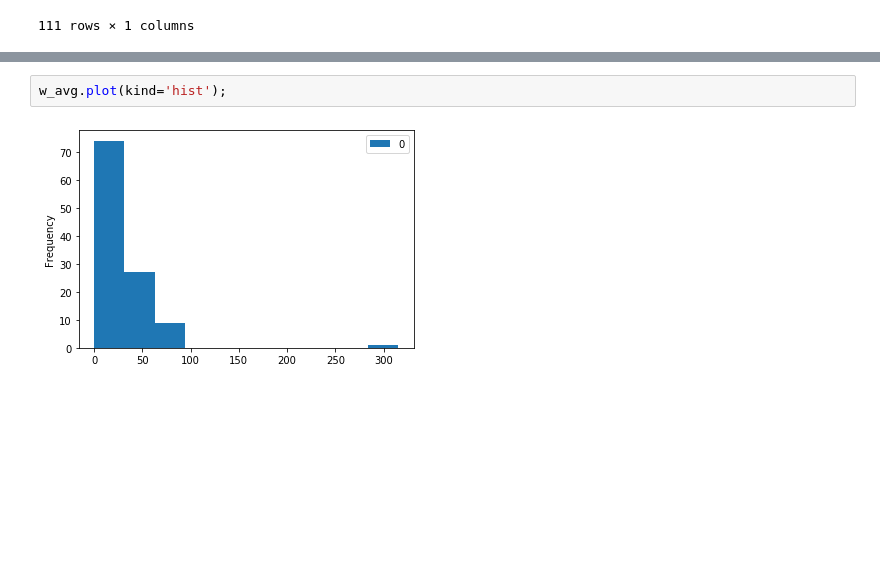
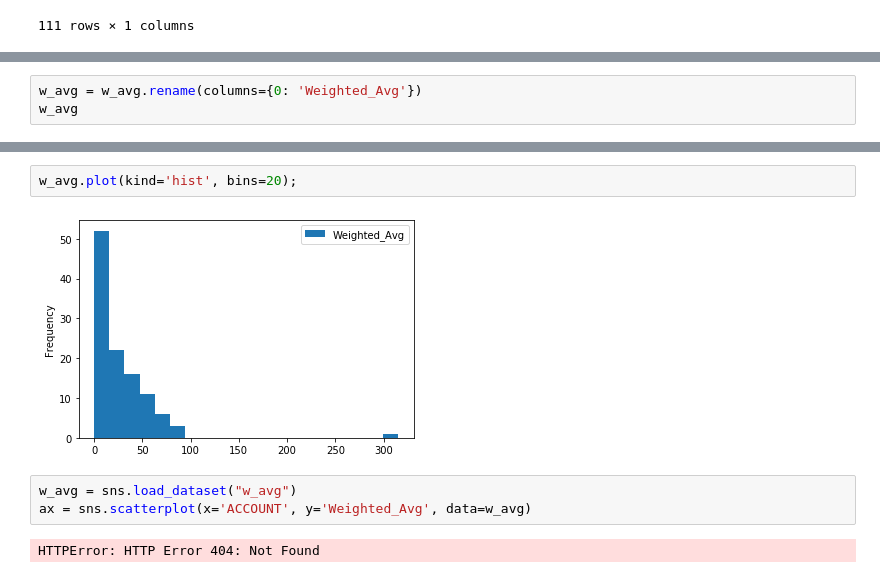
Before and after one commit to Barrett-Rogers/dq2-accre-porcupines, a Jupyter notebook: ACCRE_cleaned_notebook.ipynb, the cells around one changed output, grey strips where cells are left out. Saved outputs shown, nothing was run; the diff lists cells and outputs as text; blank space fills up the shorter version.

```diff
--- a/ACCRE_cleaned_notebook.ipynb
+++ b/ACCRE_cleaned_notebook.ipynb
@@ -442,0 +439,3 @@ RangeIndex(start=0, stop=1, step=1)
+# %%
+w_avg = w_avg.rename(columns={0: 'Weighted_Avg'})
+w_avg
@@ -443,4 +457,9 @@ RangeIndex(start=0, stop=1, step=1)
 # %%
-w_avg.plot(kind='hist');
+w_avg.plot(kind='hist', bins=20);
 # %% [output]
-[figure, old version]
+[figure, new version]
+# %%
+w_avg = sns.load_dataset("w_avg")
+ax = sns.scatterplot(x='ACCOUNT', y='Weighted_Avg', data=w_avg)
+# %% [output]
+HTTPError: HTTP Error 404: Not Found
```
Also changed, not shown: parts of 15 cells of this notebook.
